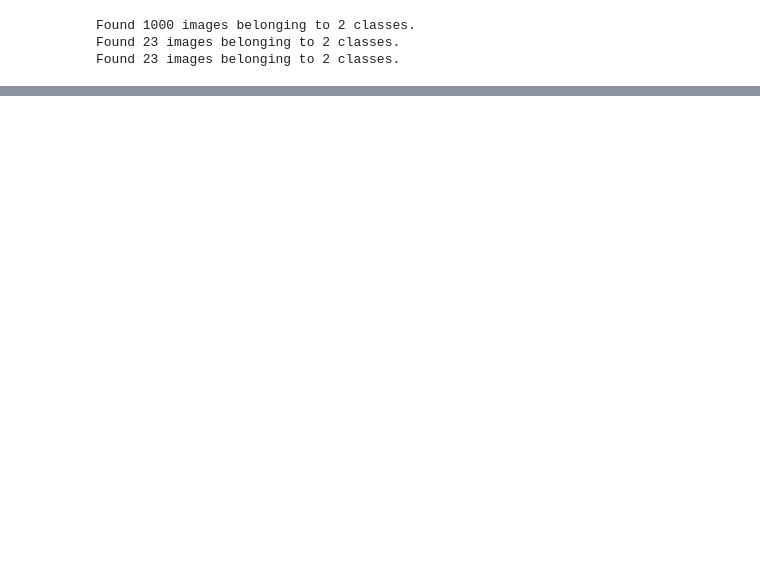
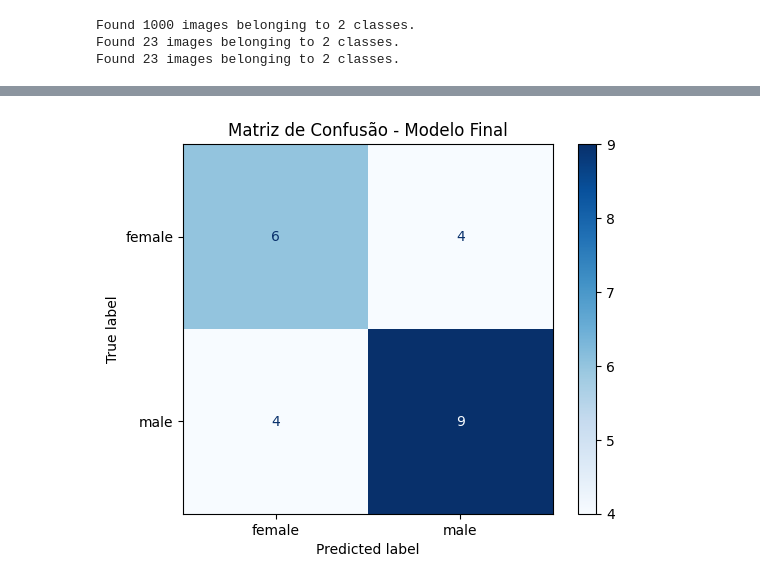
Before and after one commit to a-mendes/cockatiel-gender-identification-cnn, a Jupyter notebook: Identificação_de_Gênero_em_Calopstas.ipynb, the cells around one changed output, grey strips where cells are left out. Drawn from its saved outputs; the diff is of its cells as text; code cells hidden in the pictures; blank space fills up the shorter version.

```diff
--- a/Identificação_de_Gênero_em_Calopstas.ipynb
+++ b/Identificação_de_Gênero_em_Calopstas.ipynb
@@ -681,0 +956,88 @@ F1-score: 0.7222
+# %%
+final_pool_datagen = ImageDataGenerator(
+    preprocessing_function=tf.keras.applications.efficientnet.preprocess_input,
+    horizontal_flip=True,
+    rotation_range=10,
+    zoom_range=0.1,
+    width_shift_range=0.05,
+    height_shift_range=0.05,
+    brightness_range=(0.9, 1.1),
+)
+
+final_pool_generator = final_pool_datagen.flow_from_dataframe(
+    cv_df,
+    x_col='filepath',
+    y_col='label',
+    target_size=(224, 224),
+    batch_size=32,
+    class_mode='sparse',
+    classes=cv_class_names,
+    shuffle=True,
+    seed=42,
+)
+
+test_eval_datagen = ImageDataGenerator(
+    preprocessing_function=tf.keras.applications.efficientnet.preprocess_input,
+)
+
+test_eval_generator = test_eval_datagen.flow_from_directory(
+    cv_segmented_test_path,
+    target_size=(224, 224),
+    batch_size=32,
+    class_mode='sparse',
+    classes=cv_class_names,
+    shuffle=False,
+)
+
+recommended_phase1_epochs = max(5, int(round(np.mean(cv_phase1_epochs))))
+recommended_phase2_epochs = max(5, int(round(np.mean(cv_phase2_epochs))))
+
+final_model, final_base_model = build_cv_multiscale_efficientnet()
+final_model.compile(
+    optimizer=tf.keras.optimizers.Adam(learning_rate=1e-3),
+    loss='sparse_categorical_crossentropy',
+    metrics=['accuracy']
+)
+
+final_model.fit(
+    final_pool_generator,
+    epochs=recommended_phase1_epochs,
+    verbose=1,
+)
+
+final_base_model.trainable = True
+for layer in final_base_model.layers[:100]:
+    layer.trainable = False
+
+final_model.compile(
+    optimizer=tf.keras.optimizers.Adam(learning_rate=5e-6),
+    loss='sparse_categorical_crossentropy',
+    metrics=['accuracy']
+)
+
+final_model.fit(
+    final_pool_generator,
+    epochs=recommended_phase2_epochs,
+    verbose=1,
+)
+
+
+test_eval_generator.reset()
+final_test_probabilities = final_model.predict(test_eval_generator)
+final_test_predictions = np.argmax(final_test_probabilities, axis=1)
+final_test_true = test_eval_generator.classes
+
+final_test_precision = precision_score(final_test_true, final_test_predictions)
+final_test_recall = recall_score(final_test_true, final_test_predictions)
+final_test_f1 = f1_score(final_test_true, final_test_predictions)
+
+print(f'Precisão no teste: {final_test_precision:.4f}')
+print(f'Recall no teste: {final_test_recall:.4f}')
+print(f'F1-score no teste: {final_test_f1:.4f}')
+
+final_test_cm = confusion_matrix(final_test_true, final_test_predictions)
+final_test_disp = ConfusionMatrixDisplay(confusion_matrix=final_test_cm, display_labels=cv_class_names)
+final_test_disp.plot(cmap=plt.cm.Blues)
+plt.title('Matriz de Confusão - Modelo Final')
+plt.show()
+# %% [output]
@@ -681,0 +1063 @@ F1-score: 0.7222
+[figure, added]
```
Also changed, not shown: parts of 19 cells of this notebook.
